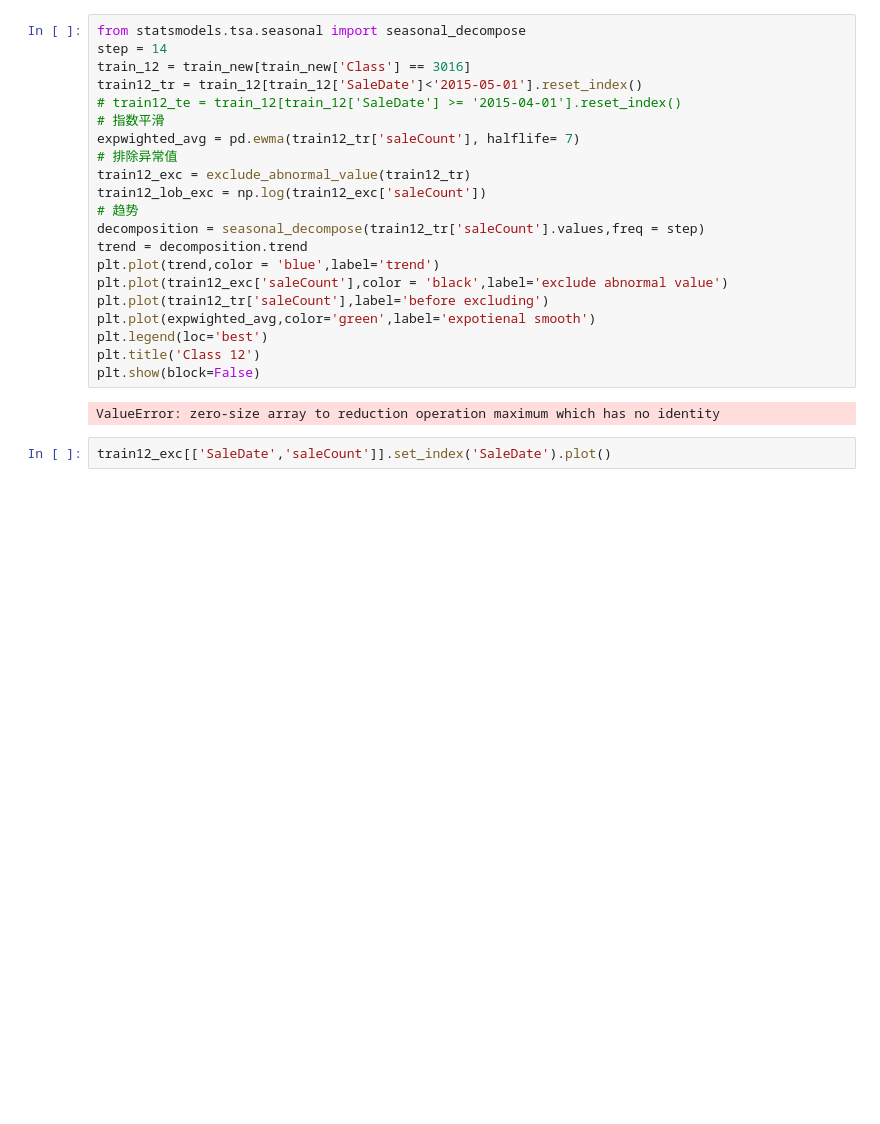
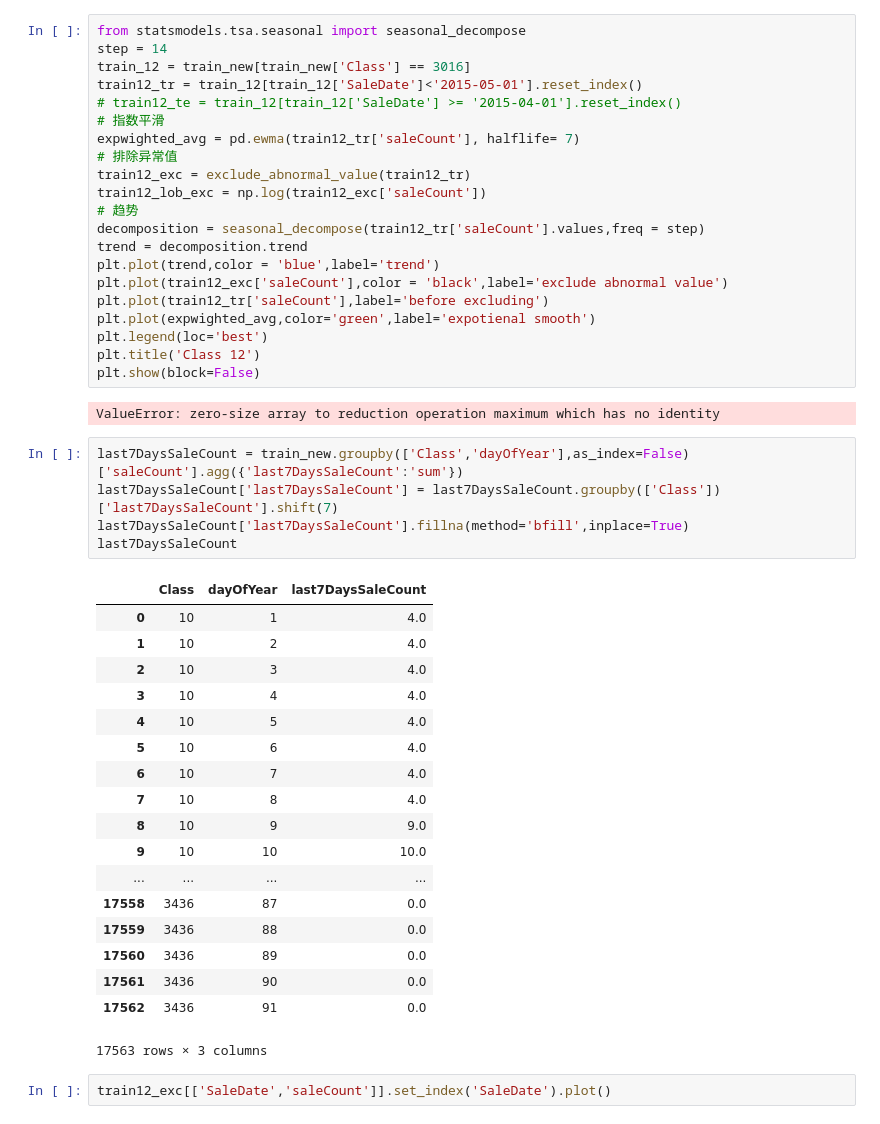
Before and after one commit to dereksjtu/MachineLearning_Matches, a Jupyter notebook: supermarket/prj/code/EDA_classify_supermarket.ipynb, the cells around one changed output. Cells and saved outputs as stored; diff of their text form; blank space fills up the shorter version.

```diff
--- a/supermarket/prj/code/EDA_classify_supermarket.ipynb
+++ b/supermarket/prj/code/EDA_classify_supermarket.ipynb
@@ -119,6 +119,30 @@ plt.title('Class 12')
 plt.show(block=False)
 # %% [output]
 ValueError: zero-size array to reduction operation maximum which has no identity
+# %%
+last7DaysSaleCount = train_new.groupby(['Class','dayOfYear'],as_index=False)['saleCount'].agg({'last7DaysSaleCount':'sum'})
+last7DaysSaleCount['last7DaysSaleCount'] = last7DaysSaleCount.groupby(['Class'])['last7DaysSaleCount'].shift(7)
+last7DaysSaleCount['last7DaysSaleCount'].fillna(method='bfill',inplace=True)
+last7DaysSaleCount
+# %% [output]
+|  | Class | dayOfYear | last7DaysSaleCount |
+| 0 | 10 | 1 | 4.0 |
+| 1 | 10 | 2 | 4.0 |
+| 2 | 10 | 3 | 4.0 |
+| 3 | 10 | 4 | 4.0 |
+| 4 | 10 | 5 | 4.0 |
+| 5 | 10 | 6 | 4.0 |
+| 6 | 10 | 7 | 4.0 |
+| 7 | 10 | 8 | 4.0 |
+| 8 | 10 | 9 | 9.0 |
+| 9 | 10 | 10 | 10.0 |
+| ... | ... | ... | ... |
+| 17558 | 3436 | 87 | 0.0 |
+| 17559 | 3436 | 88 | 0.0 |
+| 17560 | 3436 | 89 | 0.0 |
+| 17561 | 3436 | 90 | 0.0 |
+| 17562 | 3436 | 91 | 0.0 |
+17563 rows × 3 columns
 # %%
 train12_exc[['SaleDate','saleCount']].set_index('SaleDate').plot()
 # %% [markdown]
```
Also changed, not shown: 9 other files.
